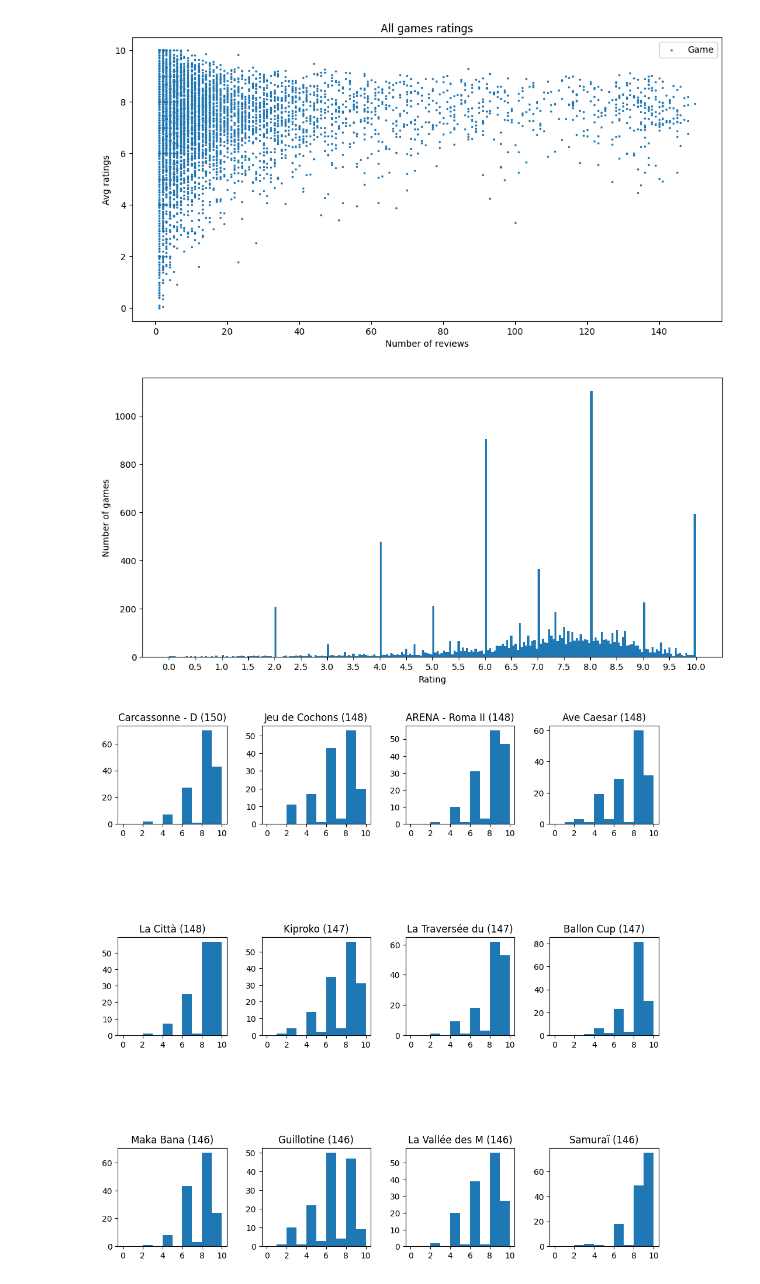
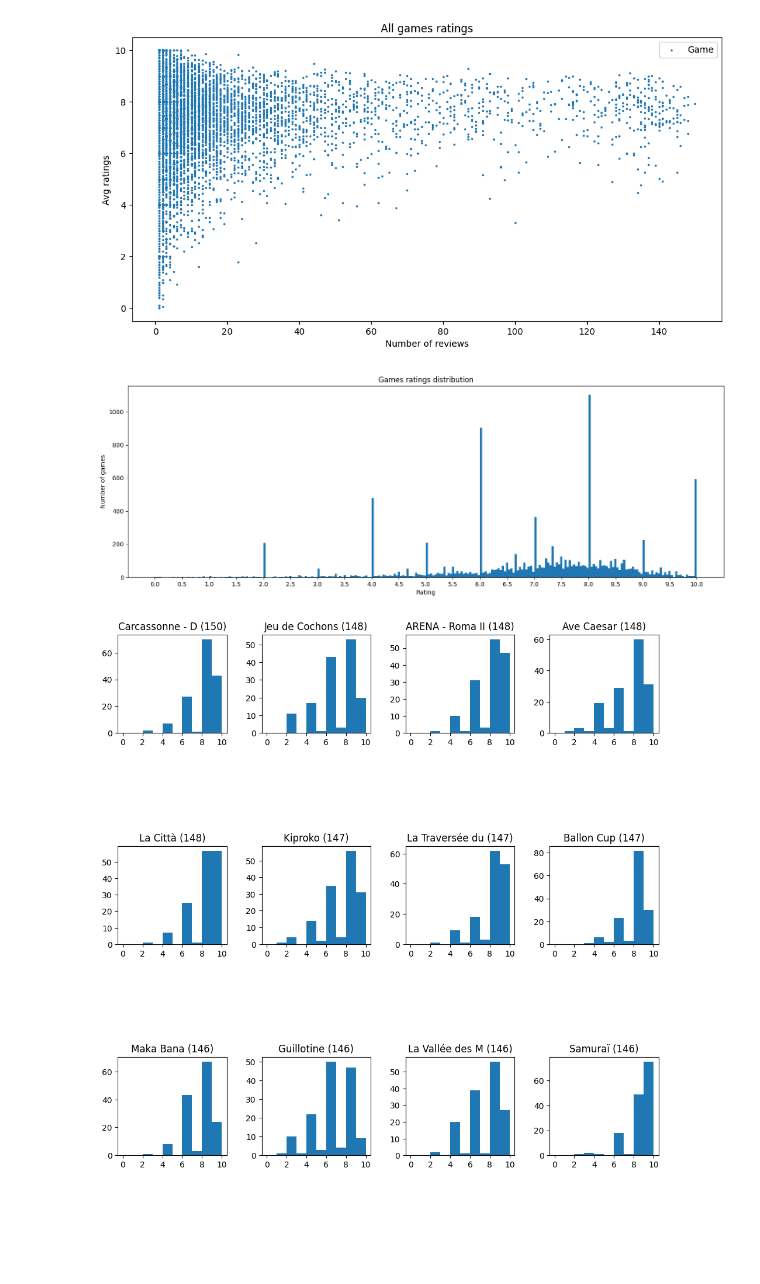
Before and after one commit to Franciline/Recommendation_system, a Jupyter notebook: data_visualization/avis.ipynb, the cells around one changed output. Saved outputs shown, nothing was run; the diff lists cells and outputs as text; code cells hidden in the pictures; blank space fills up the shorter version.

Commit message:
many counters replaced by groupby, func correction

```diff
--- a/data_visualization/avis.ipynb
+++ b/data_visualization/avis.ipynb
@@ -58,7 +59,8 @@ for id, name in avis_clean[["User id", "Username"]].itertuples(index = False):
 fig.clear()
 fig.set_figheight(5)
 
-ax = plot_hist_counter(dict(names.most_common(50)), fig.add_subplot(111), True)
-print(max(names.values()))
+users_nb_rev = avis_clean[["Username", "Game id"]].groupby("Username", as_index=True).count()
+ax = plot_hist_count(users_nb_rev.sort_values("Game id", ascending=False).head(30),
+                     fig.add_subplot(111), x_labels_vis=True, y_label="Number of reviews", title="Users activity")
 fig
 # %% [output]
@@ -67,9 +68,11 @@ fig
 # %%
 # Plot activity by years
-dt_valid = avis_clean[~avis_clean["Datetime"].isna()]
-years_counter = Counter(dt_valid["Datetime"].dt.year)  # sort by years in asc
+dt_valid_years = avis_clean[~avis_clean["Datetime"].isna()]
+dt_valid_years["Year"] = dt_valid_years["Datetime"].dt.year
+dt_valid_years["Month"] = dt_valid_years["Datetime"].dt.month
+years_counter = dt_valid_years[["User id", "Year"]].groupby("Year", as_index=True).count()
 
 fig.clear()
-plot_hist_counter(dict(sorted(years_counter.items(), key=itemgetter(0))), fig.add_subplot(111), True)
+plot_hist_count(years_counter, fig.add_subplot(111), x_labels_vis=True, y_label="Number of reviews", title="Activity of users by years")
 fig
 # %% [output]
@@ -151,11 +188,11 @@ fig
 # %%
 fig.set_figheight(5)
 
 fig.clear()
-plot_hist_ratings(ratings_means["Rating"], fig.add_subplot(111), "Rating", "Number of games")
+plot_hist_ratings(ratings_means["Rating"], fig.add_subplot(111), "Rating", "Number of games", title="Games ratings distribution")
 fig
 # %% [output]
-[figure, old version]
+[figure, new version]
 # %%
 # 1. Take top N (= 12) most popular games (nb_reviews > 30), draw the distribution of their ratings
 ids_review_counter = Counter(avis_clean["Game id"]).most_common(12)
```
Also changed, not shown: parts of 12 cells of this notebook, 1 other file.
